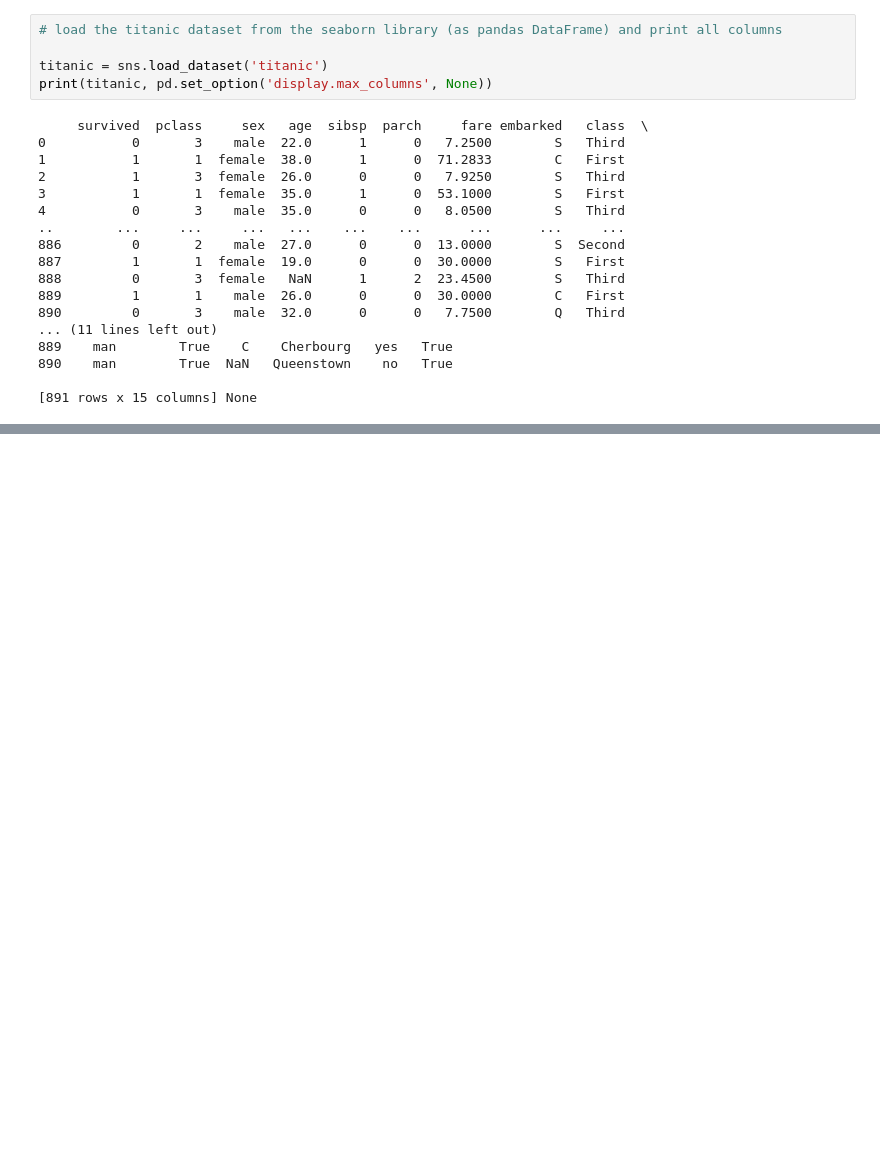
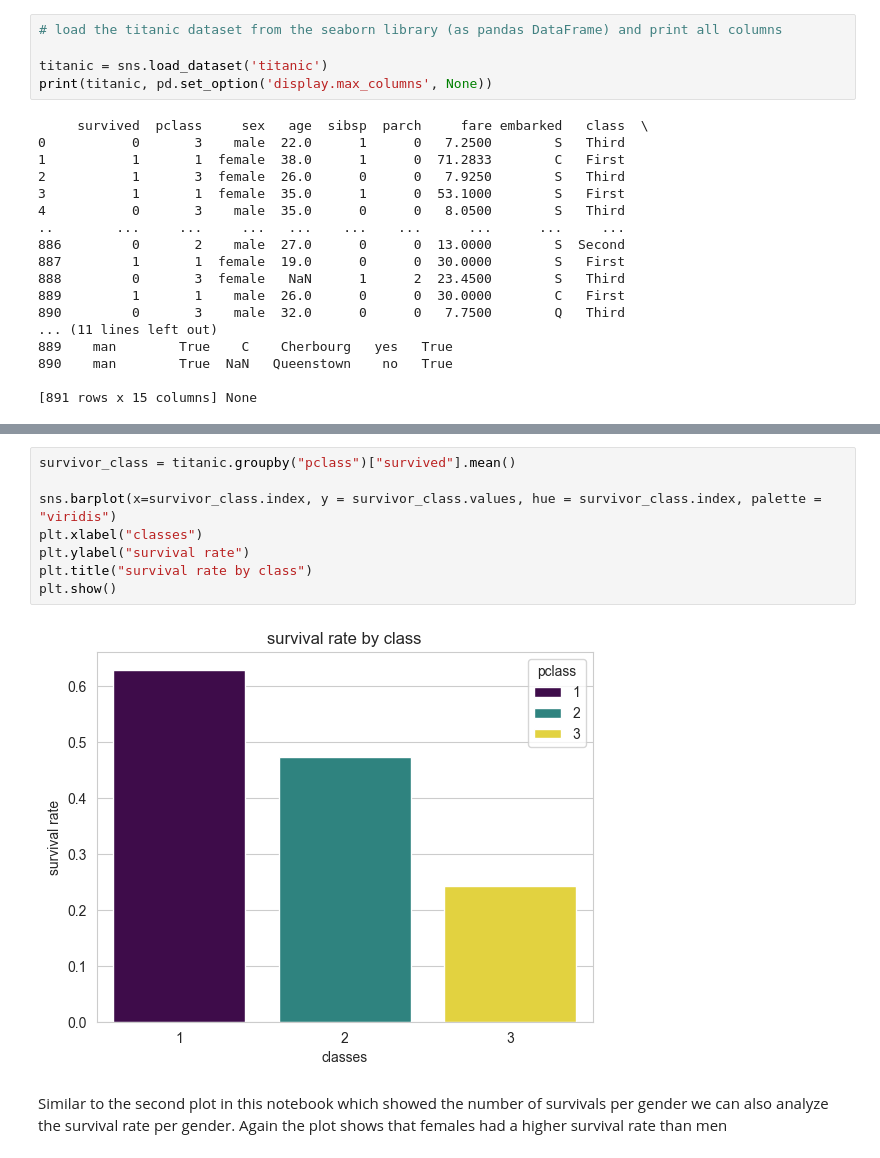
Before and after one commit to NinaGuben/Titanic, a Jupyter notebook: titanic_analysis.ipynb, the cells around one changed output, grey strips where cells are left out. Drawn from its saved outputs; the diff is of its cells as text; blank space fills up the shorter version.

```diff
--- a/titanic_analysis.ipynb
+++ b/titanic_analysis.ipynb
@@ -220,0 +206,13 @@ plt.show()
+# %%
+survivor_class = titanic.groupby("pclass")["survived"].mean()
+
+sns.barplot(x=survivor_class.index, y = survivor_class.values, hue = survivor_class.index, palette = "viridis")
+plt.xlabel("classes")
+plt.ylabel("survival rate")
+plt.title("survival rate by class")
+plt.show()
+# %% [output]
+[figure, added]
+# %% [markdown]
+Similar to the second plot in this notebook which showed the number of survivals per gender we can also analyze the survival rate per gender.
+Again the plot shows that females had a higher survival rate than men
```
Also changed, not shown: parts of 44 cells of this notebook.
